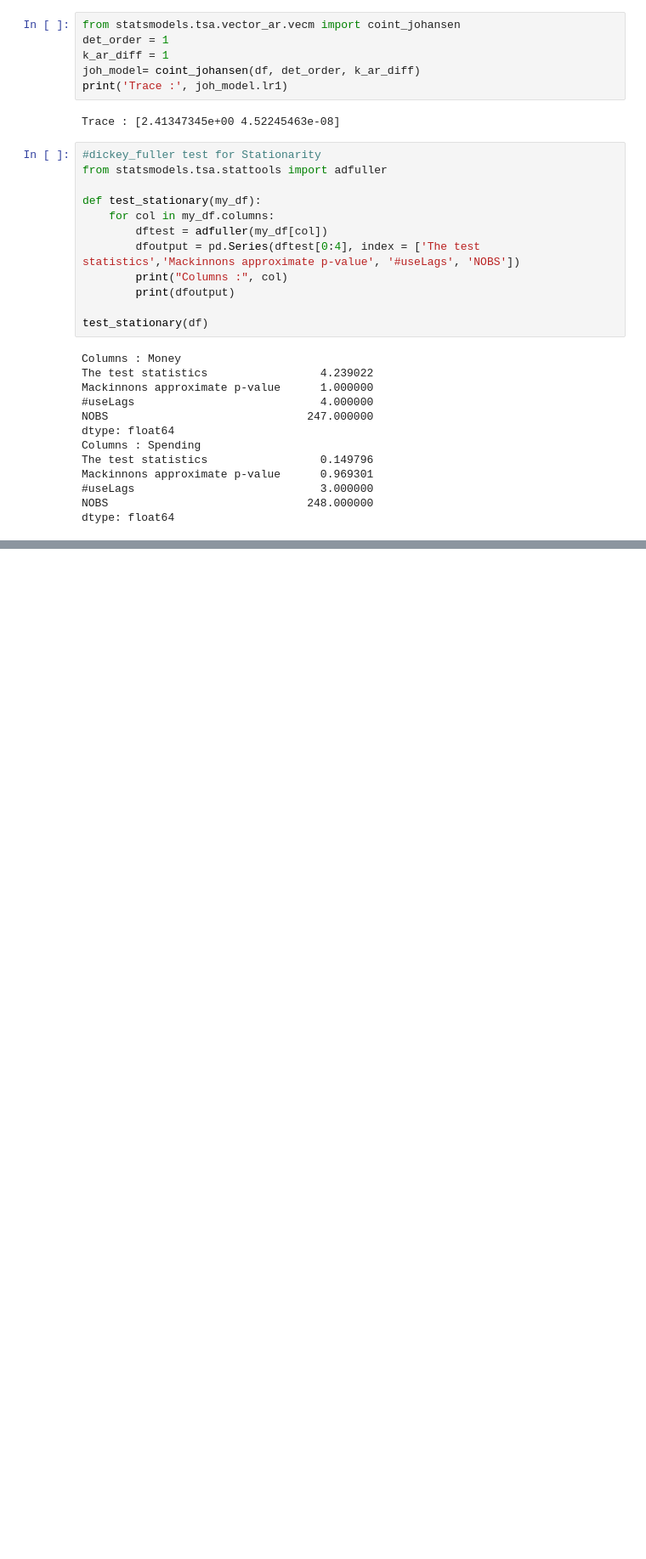
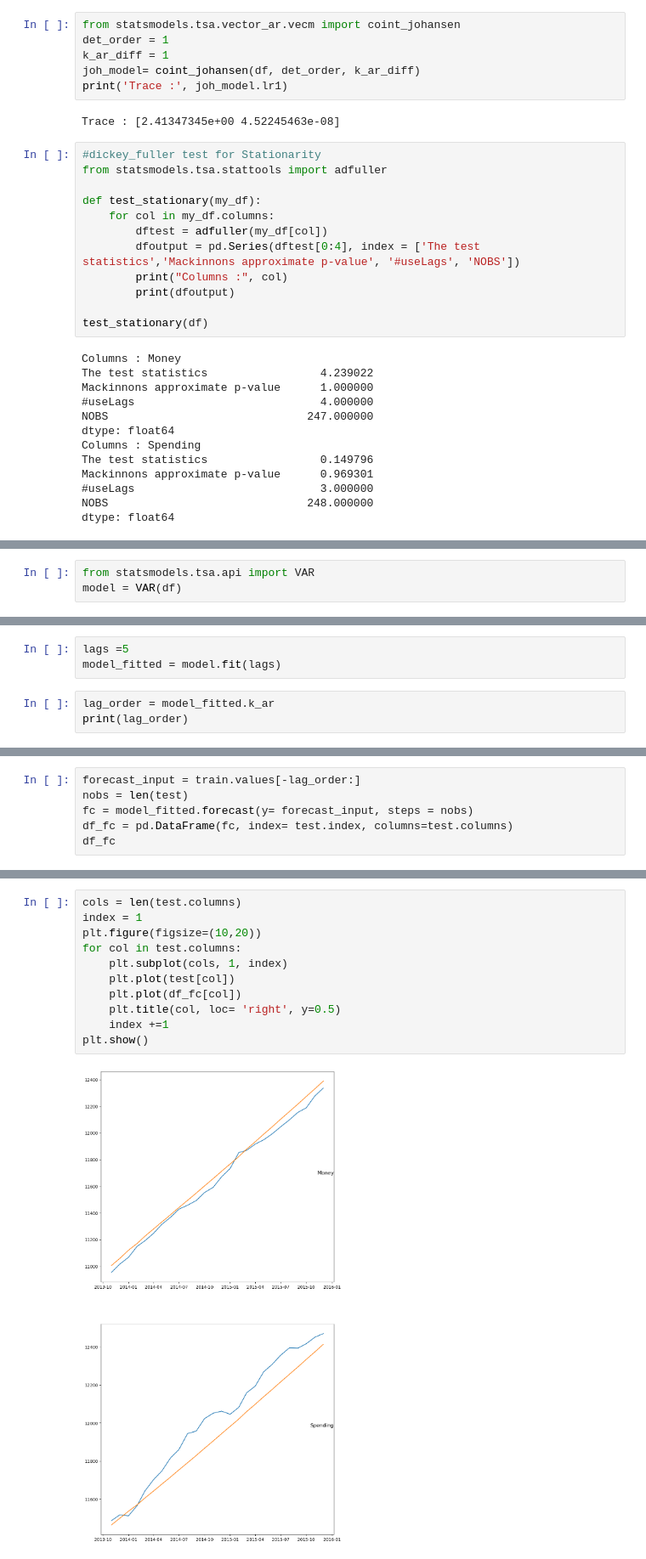
Before and after one commit to VaskarO/Time-series-analysis-and-forecasting, a Jupyter notebook: Vector_auto_regression.ipynb, the cells around one changed output, grey strips where cells are left out. Shown at 85% size. Drawn from its saved outputs; the diff is of its cells as text; blank space fills up the shorter version.

Commit message:
Vector auto regressive model

```diff
--- a/Vector_auto_regression.ipynb
+++ b/Vector_auto_regression.ipynb
@@ -108,0 +112,3 @@ dtype: float64
+# %%
+from statsmodels.tsa.api import VAR
+model = VAR(df)
@@ -108,0 +133,6 @@ dtype: float64
+# %%
+lags =5
+model_fitted = model.fit(lags)
+# %%
+lag_order = model_fitted.k_ar
+print(lag_order)
@@ -108,0 +141,6 @@ dtype: float64
+# %%
+forecast_input = train.values[-lag_order:]
+nobs = len(test)
+fc = model_fitted.forecast(y= forecast_input, steps = nobs)
+df_fc = pd.DataFrame(fc, index= test.index, columns=test.columns)
+df_fc
@@ -108,0 +166,13 @@ dtype: float64
+# %%
+cols = len(test.columns)
+index = 1
+plt.figure(figsize=(10,20))
+for col in test.columns:
+    plt.subplot(cols, 1, index)
+    plt.plot(test[col])
+    plt.plot(df_fc[col])
+    plt.title(col, loc= 'right', y=0.5)
+    index +=1
+plt.show()
+# %% [output]
+[figure, added]
```
Also changed, not shown: parts of 4 cells of this notebook.
